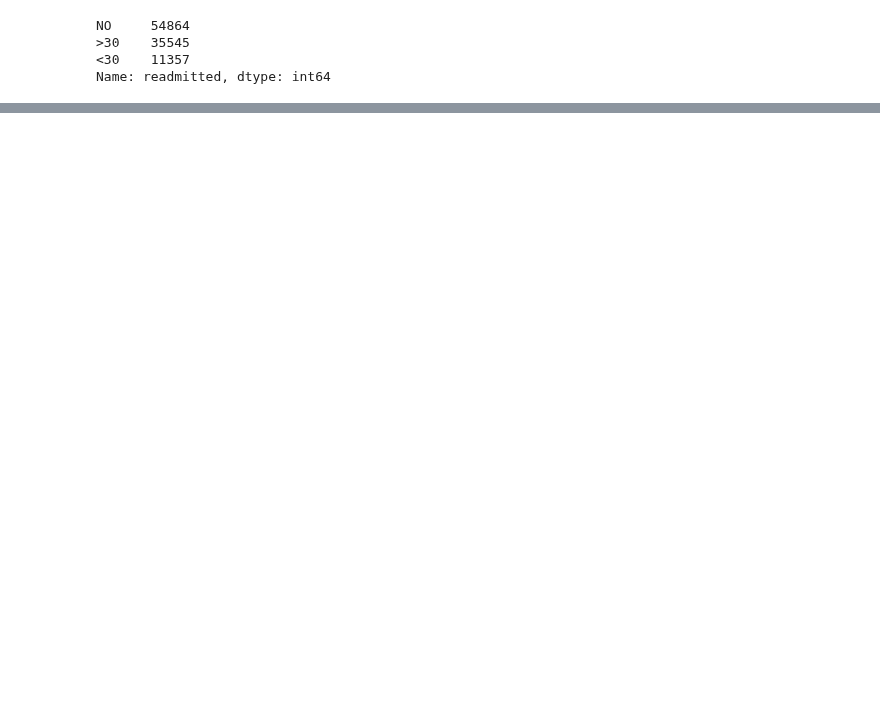
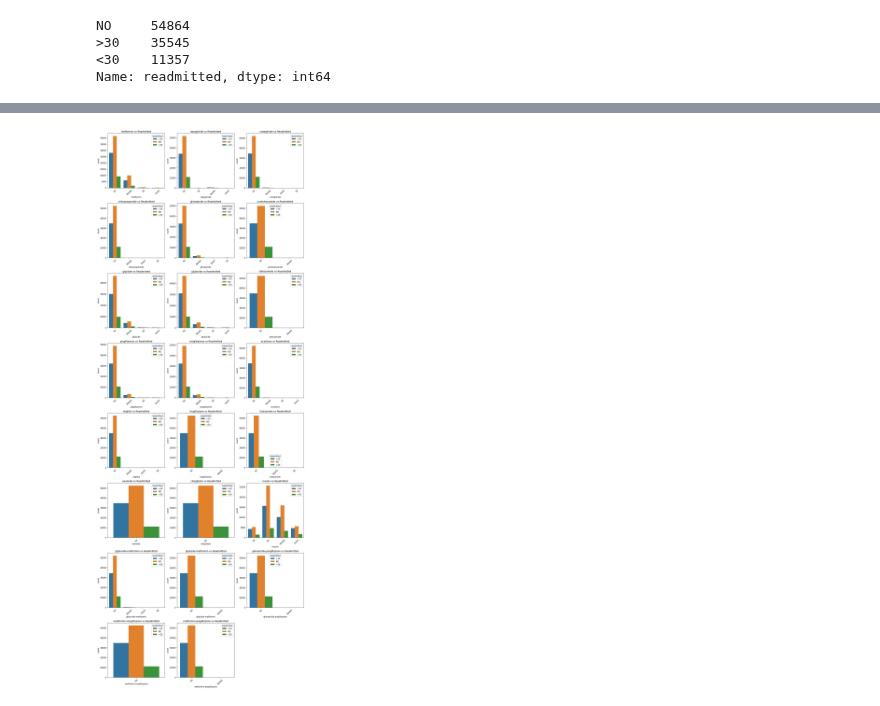
Before and after one commit to Jodhiamboapiyo/Diabetes_130-US_Hospitals_1999-2008, a Jupyter notebook: Notebooks/Agatha.ipynb, the cells around one changed output, grey strips where cells are left out. Drawn from its saved outputs; the diff is of its cells as text; code cells hidden in the pictures; blank space fills up the shorter version.

```diff
--- a/Notebooks/Agatha.ipynb
+++ b/Notebooks/Agatha.ipynb
@@ -157,0 +383,29 @@ Categorical Columns: Index(['race', 'gender', 'age', 'weight', 'payer_code', 'me
+# %%
+# Identify medication-related columns
+medication_columns = [
+    'metformin', 'repaglinide', 'nateglinide', 'chlorpropamide', 'glimepiride',
+    'acetohexamide', 'glipizide', 'glyburide', 'tolbutamide', 'pioglitazone',
+    'rosiglitazone', 'acarbose', 'miglitol', 'troglitazone', 'tolazamide',
+    'examide', 'citoglipton', 'insulin', 'glyburide-metformin',
+    'glipizide-metformin', 'glimepiride-pioglitazone',
+    'metformin-rosiglitazone', 'metformin-pioglitazone'
+]
+# %%
+import math
+# Determine number of rows and columns for subplots
+num_medications = len(medication_columns)
+cols = 3  # Set columns per row
+rows = math.ceil(num_medications / cols)  # Calculate required rows
+# Create subplots
+plt.figure(figsize=(15, 5 * rows))  # Adjust figure size dynamically
+
+for i, col in enumerate(medication_columns):
+    plt.subplot(rows, cols, i + 1)
+    sns.countplot(data=df, x=col, hue=df['readmitted'])
+    plt.xticks(rotation=45)
+    plt.title(f"{col} vs Readmitted")
+
+plt.tight_layout()
+plt.show()
+# %% [output]
+[figure, added]
```
Also changed, not shown: parts of 68 cells of this notebook.
